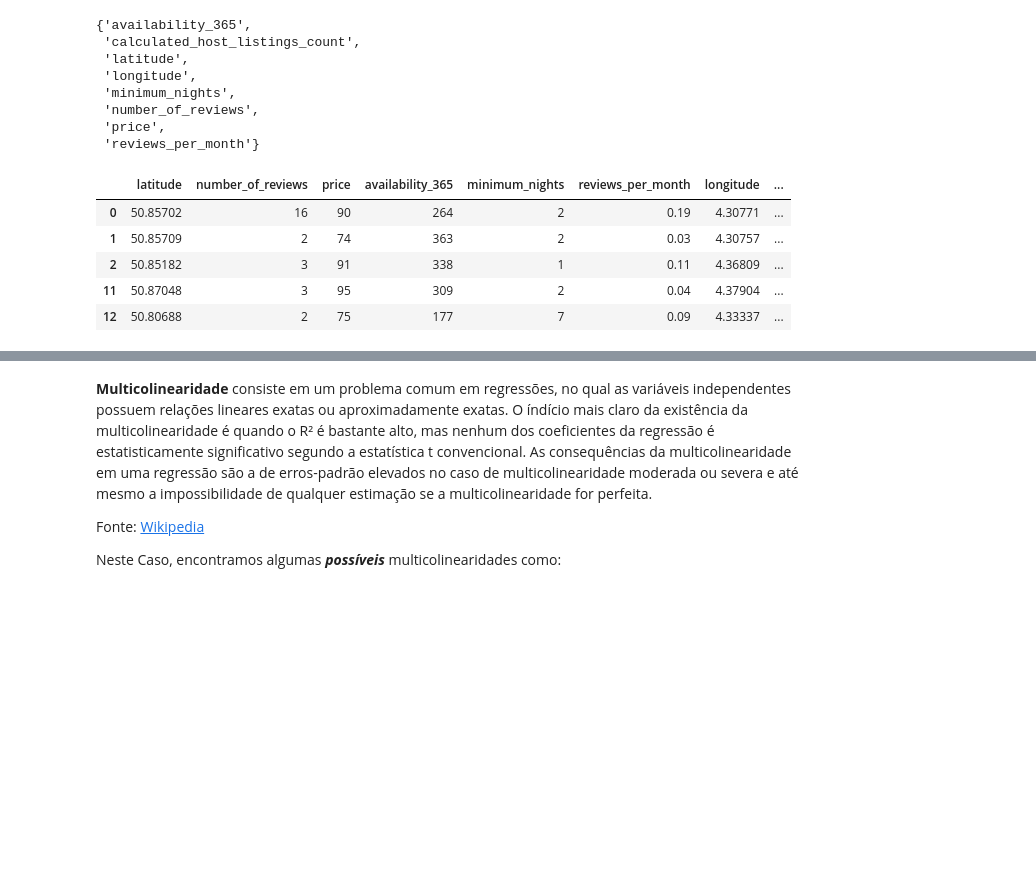
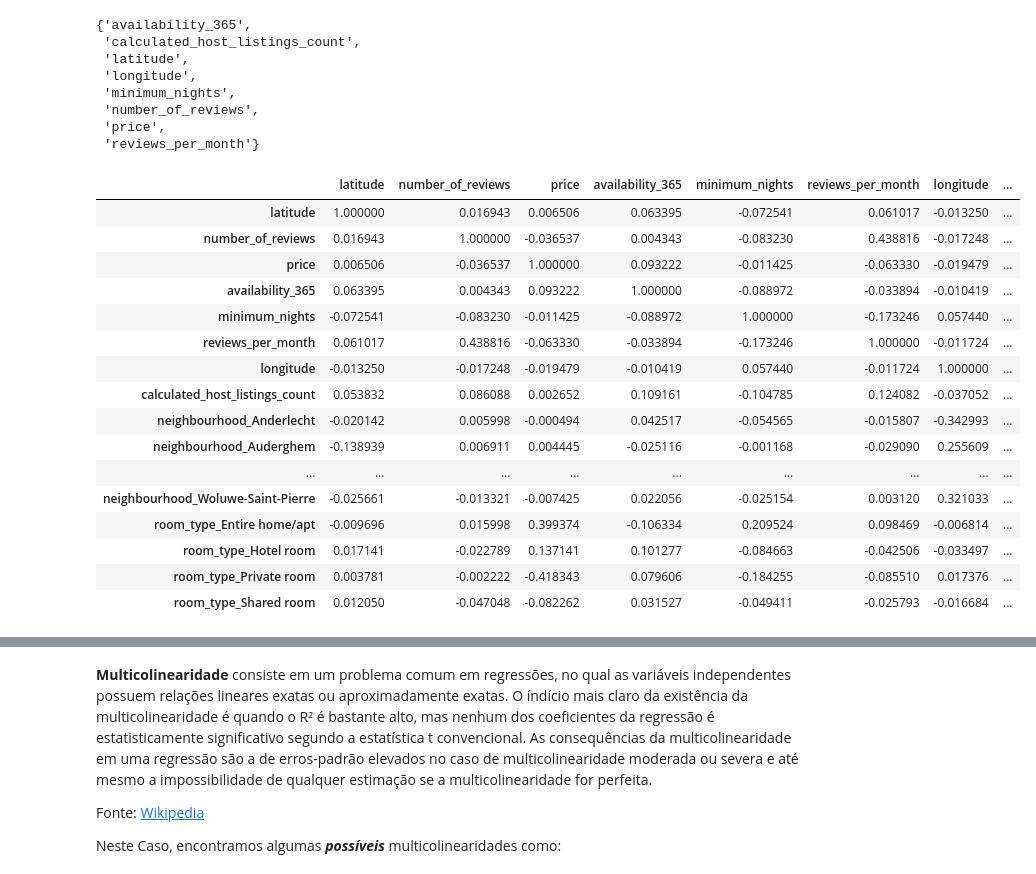
Before and after one commit to ecordeiro/data_science, a Jupyter notebook: Analisando_os_Dados_do_Airbnb_Bruxelas.ipynb, the cells around one changed output, grey strips where cells are left out. Saved outputs shown, nothing was run; the diff lists cells and outputs as text; code cells hidden in the pictures; blank space fills up the shorter version.

```diff
--- a/Analisando_os_Dados_do_Airbnb_Bruxelas.ipynb
+++ b/Analisando_os_Dados_do_Airbnb_Bruxelas.ipynb
@@ -622,16 +622,27 @@ columns
  'price',
  'reviews_per_month'}
 # %%
-dfCorr = pd.concat([df_clean[columns],dum], axis=1)
+dfCorr = pd.concat([df_clean[columns],dum], axis=1).corr()
 
-dfCorr.head()
+dfCorr
 # %% [output]
 |  | latitude | number_of_reviews | price | availability_365 | minimum_nights | reviews_per_month | longitude | ... |
-| 0 | 50.85702 | 16 | 90 | 264 | 2 | 0.19 | 4.30771 | ... |
-| 1 | 50.85709 | 2 | 74 | 363 | 2 | 0.03 | 4.30757 | ... |
-| 2 | 50.85182 | 3 | 91 | 338 | 1 | 0.11 | 4.36809 | ... |
-| 11 | 50.87048 | 3 | 95 | 309 | 2 | 0.04 | 4.37904 | ... |
-| 12 | 50.80688 | 2 | 75 | 177 | 7 | 0.09 | 4.33337 | ... |
+| latitude | 1.000000 | 0.016943 | 0.006506 | 0.063395 | -0.072541 | 0.061017 | -0.013250 | ... |
+| number_of_reviews | 0.016943 | 1.000000 | -0.036537 | 0.004343 | -0.083230 | 0.438816 | -0.017248 | ... |
+| price | 0.006506 | -0.036537 | 1.000000 | 0.093222 | -0.011425 | -0.063330 | -0.019479 | ... |
+| availability_365 | 0.063395 | 0.004343 | 0.093222 | 1.000000 | -0.088972 | -0.033894 | -0.010419 | ... |
+| minimum_nights | -0.072541 | -0.083230 | -0.011425 | -0.088972 | 1.000000 | -0.173246 | 0.057440 | ... |
+| reviews_per_month | 0.061017 | 0.438816 | -0.063330 | -0.033894 | -0.173246 | 1.000000 | -0.011724 | ... |
+| longitude | -0.013250 | -0.017248 | -0.019479 | -0.010419 | 0.057440 | -0.011724 | 1.000000 | ... |
+| calculated_host_listings_count | 0.053832 | 0.086088 | 0.002652 | 0.109161 | -0.104785 | 0.124082 | -0.037052 | ... |
+| neighbourhood_Anderlecht | -0.020142 | 0.005998 | -0.000494 | 0.042517 | -0.054565 | -0.015807 | -0.342993 | ... |
+| neighbourhood_Auderghem | -0.138939 | 0.006911 | 0.004445 | -0.025116 | -0.001168 | -0.029090 | 0.255609 | ... |
+| ... | ... | ... | ... | ... | ... | ... | ... | ... |
+| neighbourhood_Woluwe-Saint-Pierre | -0.025661 | -0.013321 | -0.007425 | 0.022056 | -0.025154 | 0.003120 | 0.321033 | ... |
+| room_type_Entire home/apt | -0.009696 | 0.015998 | 0.399374 | -0.106334 | 0.209524 | 0.098469 | -0.006814 | ... |
+| room_type_Hotel room | 0.017141 | -0.022789 | 0.137141 | 0.101277 | -0.084663 | -0.042506 | -0.033497 | ... |
+| room_type_Private room | 0.003781 | -0.002222 | -0.418343 | 0.079606 | -0.184255 | -0.085510 | 0.017376 | ... |
+| room_type_Shared room | 0.012050 | -0.047048 | -0.082262 | 0.031527 | -0.049411 | -0.025793 | -0.016684 | ... |
 # %%
 # plotar um heatmap a partir das correlações
 
```
Also changed, not shown: parts of 1 cell of this notebook.
